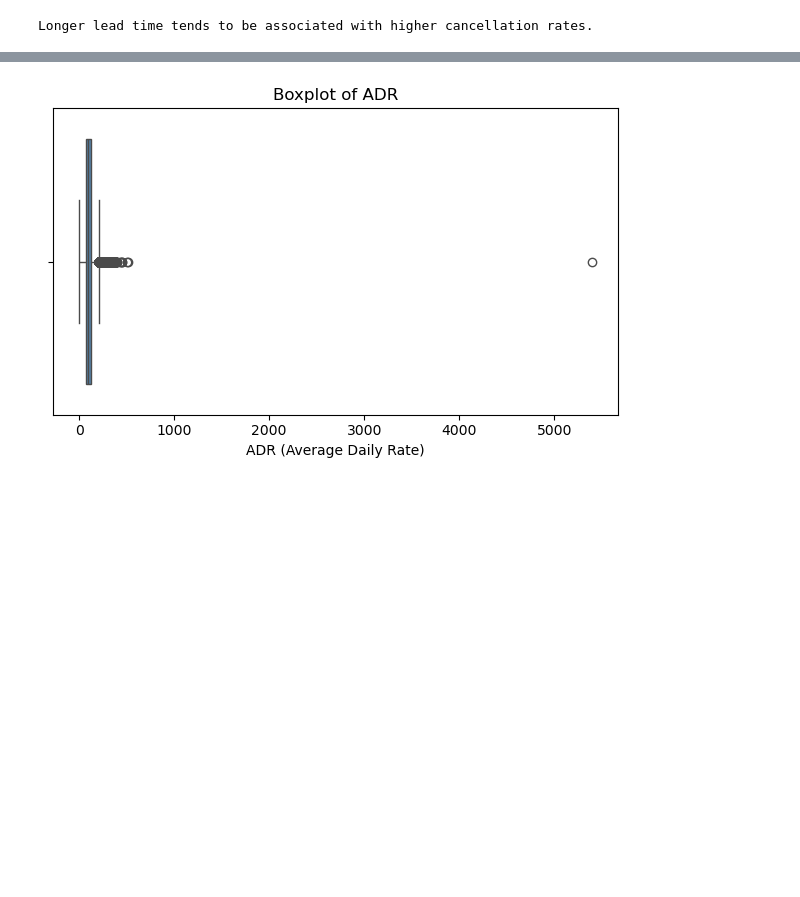
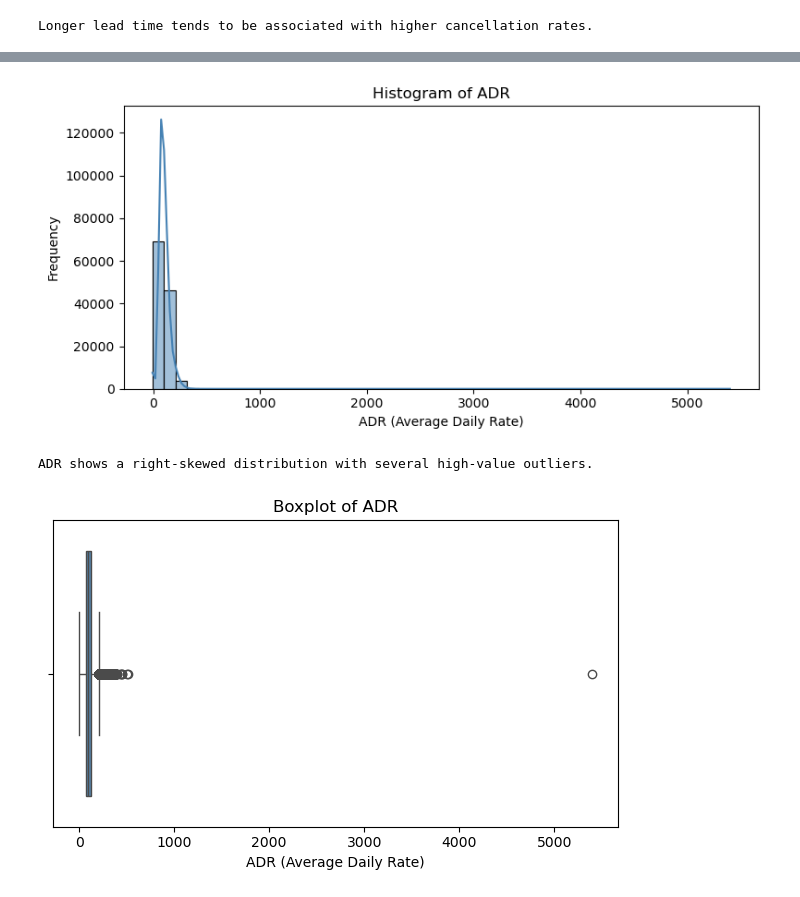
Before and after one commit to Honggyu-Chun/DS_TermP_Team1, a Jupyter notebook: notebooks/01_eda.ipynb, the cells around one changed output, grey strips where cells are left out. Saved outputs shown, nothing was run; the diff lists cells and outputs as text; code cells hidden in the pictures; blank space fills up the shorter version.

```diff
--- a/notebooks/01_eda.ipynb
+++ b/notebooks/01_eda.ipynb
@@ -236,3 +258,23 @@ Longer lead time tends to be associated with higher cancellation rates.
+# %%
+# Histogram of ADR
+plt.figure(figsize=(8,4))
+
+sns.histplot(df['adr'], bins=50, kde=True, color='steelblue')
+
+plt.title('Histogram of ADR')
+plt.xlabel('ADR (Average Daily Rate)')
+plt.ylabel('Frequency')
+
+plt.tight_layout()
+
+plt.savefig('../reports/figures/adr_distribution.png')
+
+plt.show()
+
+print("ADR shows a right-skewed distribution with several high-value outliers.")
+# %% [output]
+[figure, added]
+ADR shows a right-skewed distribution with several high-value outliers.
 # %%
 # ADR Boxplot - to visualize outliers
 plt.figure(figsize=(6,4))
```
Also changed, not shown: parts of 2 cells of this notebook, 2 other files.
